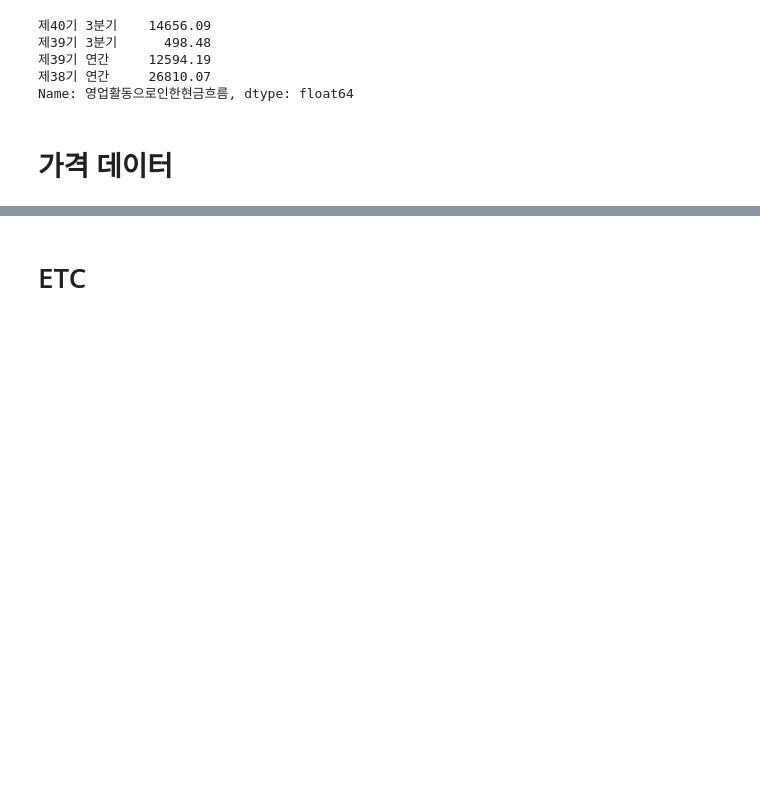
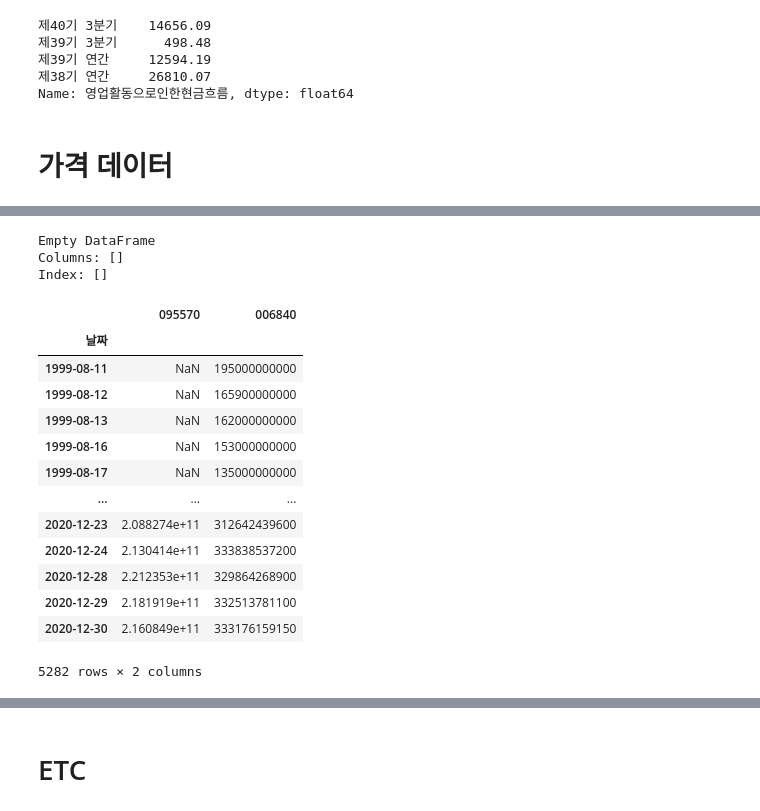
Before and after one commit to malkovich0/Finance, a Jupyter notebook: Dart Download.ipynb, the cells around one changed output, grey strips where cells are left out. Drawn from its saved outputs; the diff is of its cells as text; code cells hidden in the pictures; blank space fills up the shorter version.

```diff
--- a/Dart Download.ipynb
+++ b/Dart Download.ipynb
@@ -188,10 +188,10 @@ stock_list_del = stock_df_del[(stock_df_del['Market'] == "KOSPI") | (stock_df_de
 # %%
 # stock_code_list 정제하기 (우선주, 리츠, 옵션) -> 6자리 숫자만, 맨 앞자리에 0 들어가는 것만
 stock_code_list = []
-for stock in stock_list_kospi:
-    stock = re.findall("\d+", stock)[0] # 숫자만 추출한 뒤 첫번째 것만 사용
-    if (stock[-1] == '0') and (len(stock) == 6):
-        stock_code_list.append(stock)
+for stock_code in stock_list_kospi:
+    stock_code = re.findall("\d+", stock_code)[0] # 숫자만 추출한 뒤 첫번째 것만 사용
+    if (stock_code[-1] == '0') and (len(stock_code) == 6):
+        stock_code_list.append(stock_code)
 # %% [markdown]
 ## rcp, dcm, eleid 만들기
 # %%
@@ -644,0 +658,31 @@ Name: 영업활동으로인한현금흐름, dtype: float64
+# %%
+df = stock.get_market_cap_by_date("20190101", "20190131", '152100').iloc[:,0:1]
+
+print(df.head())
+# %% [output]
+Empty DataFrame
+Columns: []
+Index: []
+# %%
+df_cap = pd.DataFrame()
+for stock_code in stock_code_list[0:50]:
+    df_cap_temp = stock.get_market_cap_by_date("19990101", "20210101",stock_code).iloc[:,0:1]
+    df_cap_temp.rename(columns = {'시가총액':stock_code},inplace=True)
+    df_cap = pd.concat([df_cap,df_cap_temp],axis=1)
+# %%
+df_cap
+# %% [output]
+|  | 095570 | 006840 |
+| 날짜 |  |  |
+| 1999-08-11 | NaN | 195000000000 |
+| 1999-08-12 | NaN | 165900000000 |
+| 1999-08-13 | NaN | 162000000000 |
+| 1999-08-16 | NaN | 153000000000 |
+| 1999-08-17 | NaN | 135000000000 |
+| ... | ... | ... |
+| 2020-12-23 | 2.088274e+11 | 312642439600 |
+| 2020-12-24 | 2.130414e+11 | 333838537200 |
+| 2020-12-28 | 2.212353e+11 | 329864268900 |
+| 2020-12-29 | 2.181919e+11 | 332513781100 |
+| 2020-12-30 | 2.160849e+11 | 333176159150 |
+5282 rows × 2 columns
```
Also changed, not shown: parts of 4 cells of this notebook.
